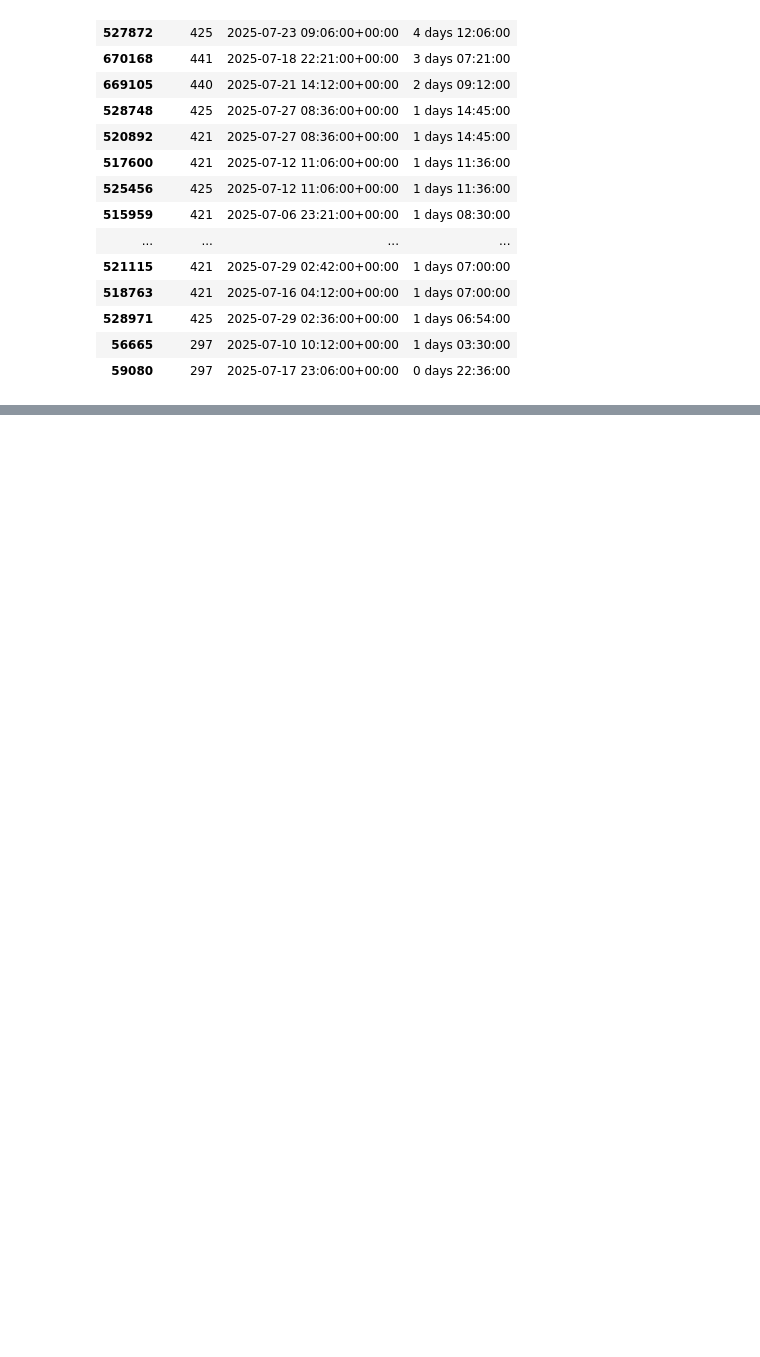
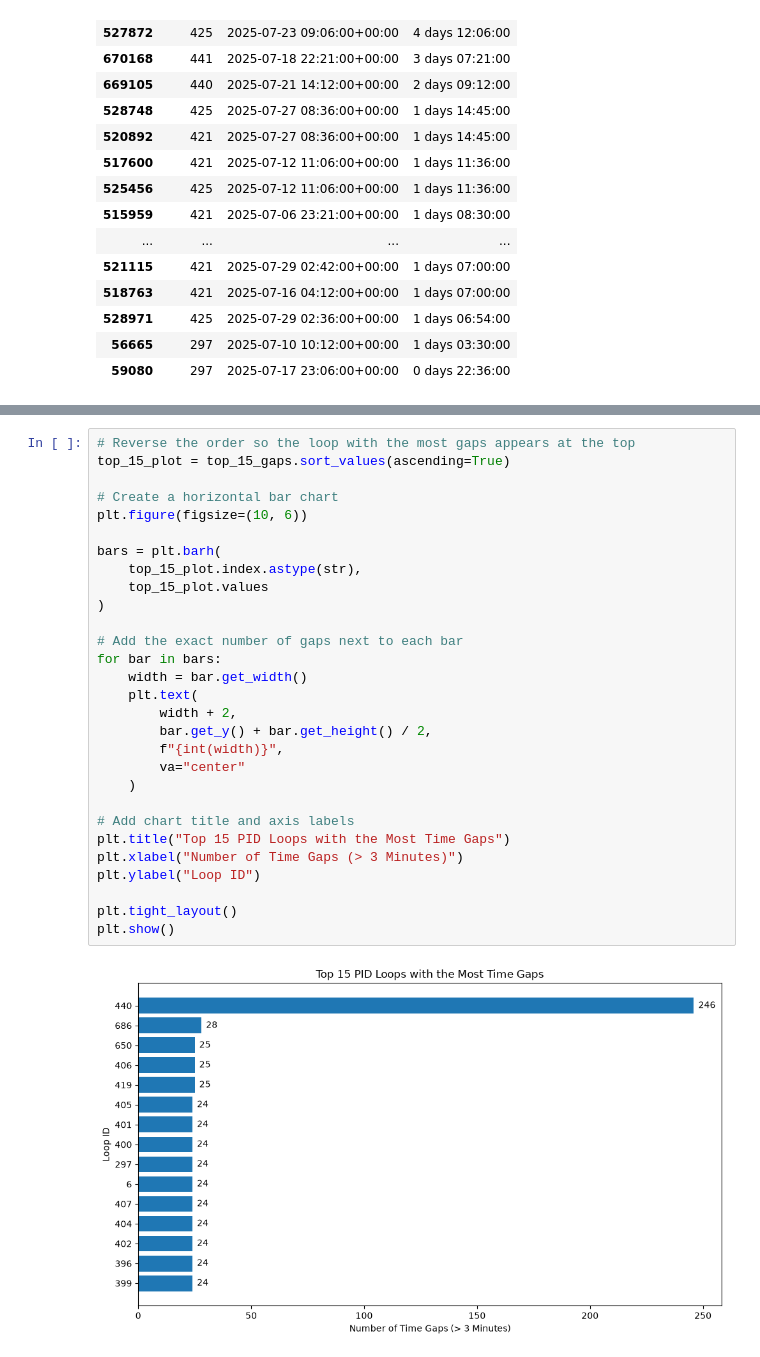
Before and after one commit to DataByThinh/control-station, a Jupyter notebook: notebooks/eda.ipynb, the cells around one changed output, grey strips where cells are left out. Saved outputs shown, nothing was run; the diff lists cells and outputs as text; blank space fills up the shorter version.

```diff
--- a/notebooks/eda.ipynb
+++ b/notebooks/eda.ipynb
@@ -303,0 +365,31 @@ Name: gap_count, dtype: int64
+# %%
+# Reverse the order so the loop with the most gaps appears at the top
+top_15_plot = top_15_gaps.sort_values(ascending=True)
+
+# Create a horizontal bar chart
+plt.figure(figsize=(10, 6))
+
+bars = plt.barh(
+    top_15_plot.index.astype(str),
+    top_15_plot.values
+)
+
+# Add the exact number of gaps next to each bar
+for bar in bars:
+    width = bar.get_width()
+    plt.text(
+        width + 2,
+        bar.get_y() + bar.get_height() / 2,
+        f"{int(width)}",
+        va="center"
+    )
+
+# Add chart title and axis labels
+plt.title("Top 15 PID Loops with the Most Time Gaps")
+plt.xlabel("Number of Time Gaps (> 3 Minutes)")
+plt.ylabel("Loop ID")
+
+plt.tight_layout()
+plt.show()
+# %% [output]
+[figure, added]
```
Also changed, not shown: parts of 5 cells of this notebook.
